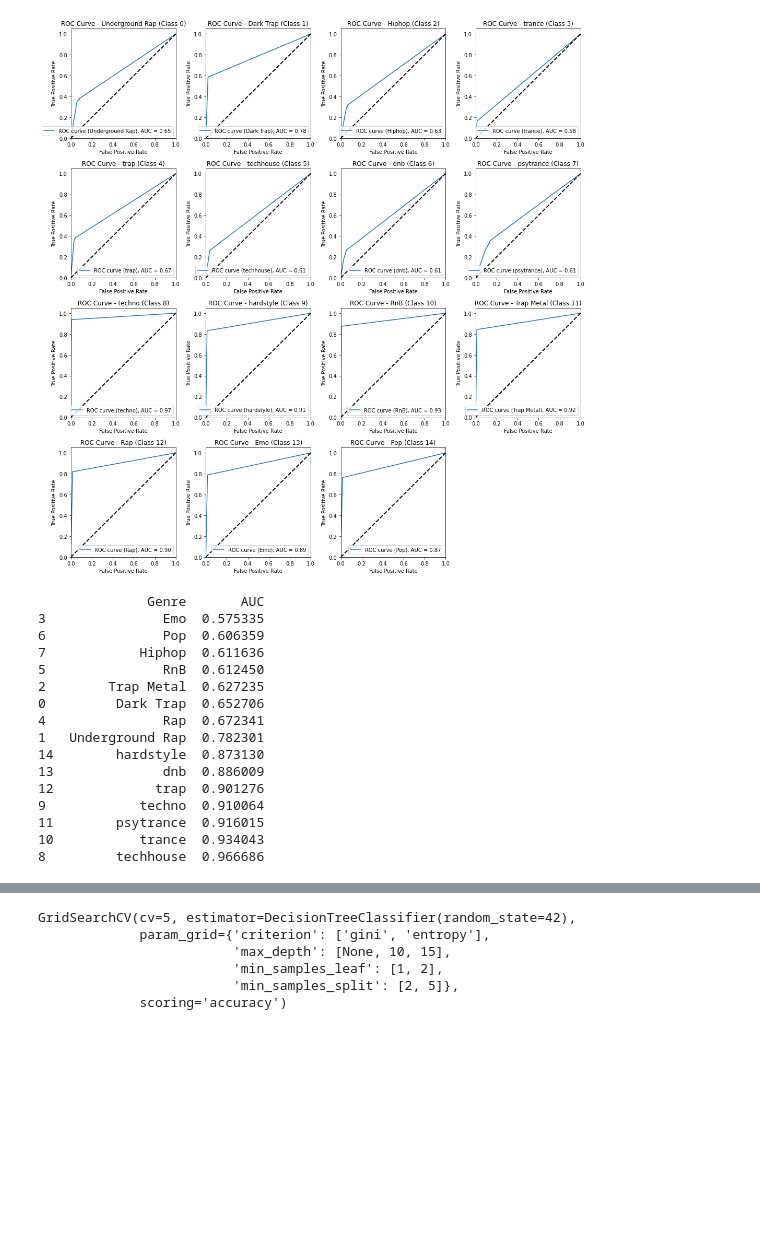
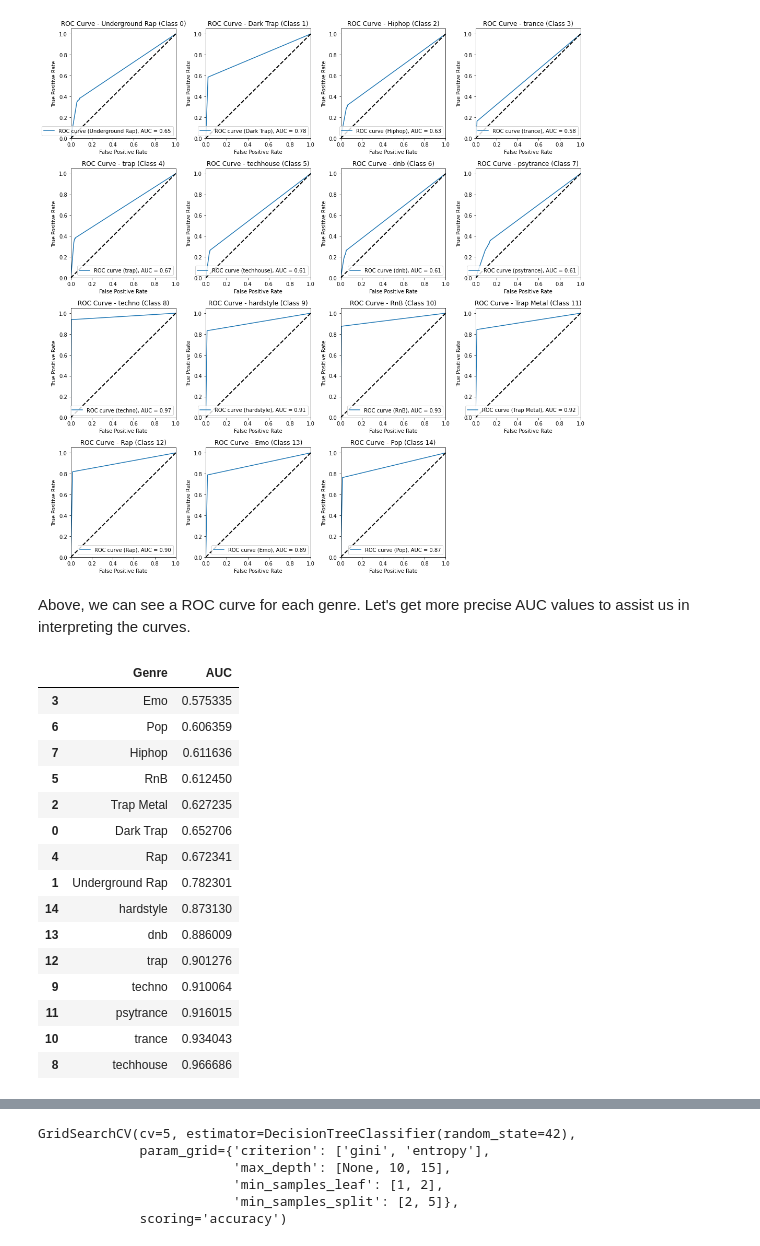
Before and after one commit to madelinebirch/PROJECT_BeatWave_Data_Classification, a Jupyter notebook: Current.ipynb, the cells around one changed output, grey strips where cells are left out. Cells and saved outputs as stored; diff of their text form; code cells hidden in the pictures; blank space fills up the shorter version.

```diff
--- a/Current.ipynb
+++ b/Current.ipynb
@@ -194,14 +217,13 @@ class_weights = {label: 1.0 / count for label, count in class_distribution.items
 # %%
-# Create the DecisionTreeClassifier with class weights
+# Creating a Decision Tree classifier with the calculated class weights. This helps the model to give more importance
+# to minority classes during training.
 model = DecisionTreeClassifier(random_state=42, class_weight=class_weights)
 
-# Creating the DecisionTreeClassifier with class weights to amplify minority classes
-model = DecisionTreeClassifier(random_state=42, class_weight=class_weights)
-
-# Fitting model to training data
+# Fitting the model to the training data using the fit method.
 model.fit(X_train, y_train)
 
-# Step 4: Evaluate the model's performance on the testing data
+#  Making predictions on the testing data (X_test). The accuracy of the initial model's predictions is calculated
+# using the accuracy_score function.
 y_pred = model.predict(X_test)
 accuracy = accuracy_score(y_test, y_pred)
 print("Initial Model Accuracy:", accuracy)
@@ -374,35 +391,37 @@ plt.tight_layout()
 plt.show()
 # %% [output]
 [figure]
+# %% [markdown]
+Above, we can see a ROC curve for each genre. Let's get more precise AUC values to assist us in interpreting the curves.
 # %%
 # Defining new 'genres' object
 genres = df['genre'].unique()
 
 # Creating a new DataFrame to store the AUC values for each class
 auc_df = pd.DataFrame({
     'Genre': genres,
     'AUC': [roc_auc[i] for i in range(len(genres))]
 })
 
 # Sorting the DataFrame in ascending order based on the AUC values
 auc_df_sorted = auc_df.sort_values(by='AUC', ascending=True)
 
-print(auc_df_sorted)
+auc_df_sorted
 # %% [output]
-              Genre       AUC
-3               Emo  0.575335
-6               Pop  0.606359
-7            Hiphop  0.611636
-5               RnB  0.612450
-2        Trap Metal  0.627235
-0         Dark Trap  0.652706
-4               Rap  0.672341
-1   Underground Rap  0.782301
-14        hardstyle  0.873130
-13              dnb  0.886009
-12             trap  0.901276
-9            techno  0.910064
-11        psytrance  0.916015
-10           trance  0.934043
-8         techhouse  0.966686
+|  | Genre | AUC |
+| 3 | Emo | 0.575335 |
+| 6 | Pop | 0.606359 |
+| 7 | Hiphop | 0.611636 |
+| 5 | RnB | 0.612450 |
+| 2 | Trap Metal | 0.627235 |
+| 0 | Dark Trap | 0.652706 |
+| 4 | Rap | 0.672341 |
+| 1 | Underground Rap | 0.782301 |
+| 14 | hardstyle | 0.873130 |
+| 13 | dnb | 0.886009 |
+| 12 | trap | 0.901276 |
+| 9 | techno | 0.910064 |
+| 11 | psytrance | 0.916015 |
+| 10 | trance | 0.934043 |
+| 8 | techhouse | 0.966686 |
 # %% [markdown]
```
Also changed, not shown: parts of 50 cells of this notebook.
